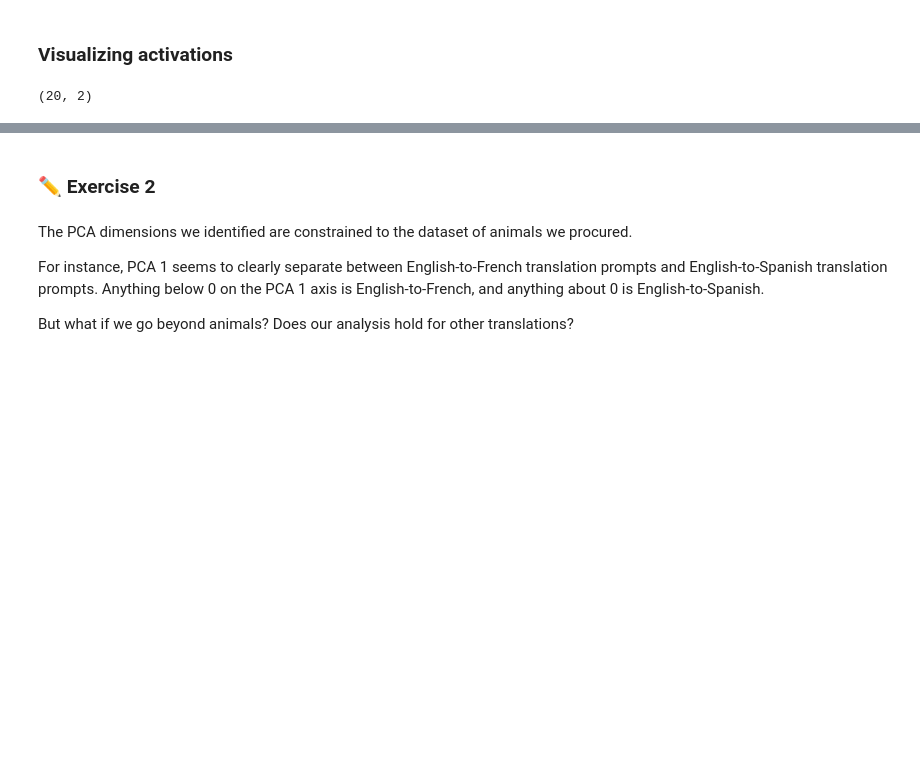
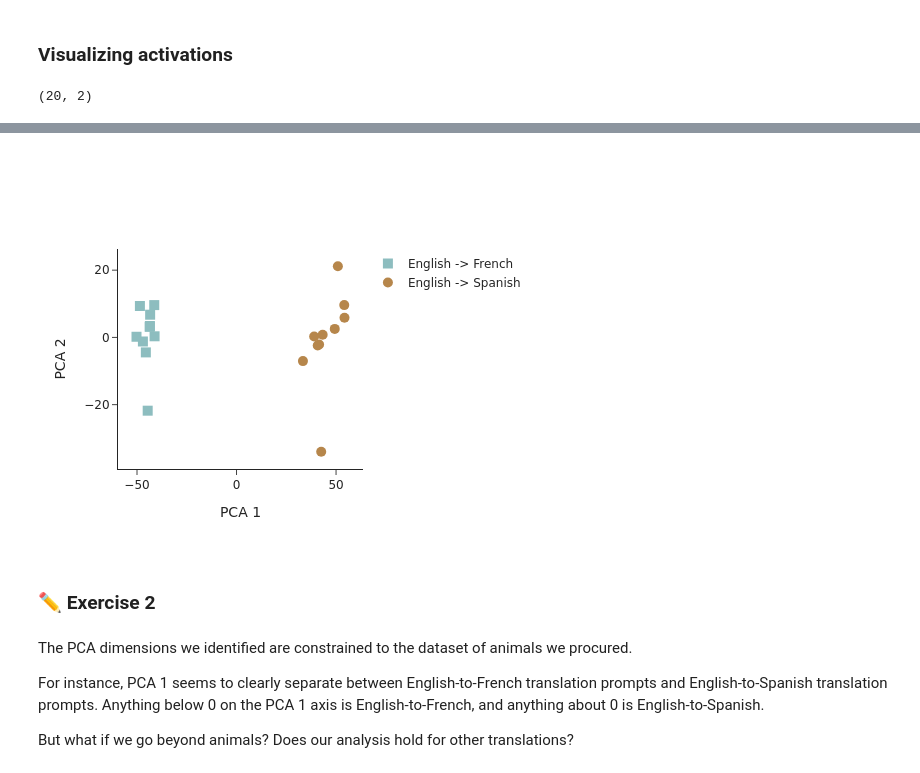
Before and after one commit to cs221m/cs221m-course, a Jupyter notebook: lecture_3_probes.ipynb, the cells around one changed output, grey strips where cells are left out. Saved outputs shown, nothing was run; the diff lists cells and outputs as text; code cells hidden in the pictures; blank space fills up the shorter version.

```diff
--- a/lecture_3_probes.ipynb
+++ b/lecture_3_probes.ipynb
@@ -191,7 +194,7 @@ fig.add_trace(go.Scatter(
   x=low_dim_activations[10:, 0],
   y=low_dim_activations[10:, 1],
   mode='markers',
-  marker=dict(symbol='circle', color="#", size=10),
+  marker=dict(symbol='circle', color="#b6864b", size=10),
   name='English -> Spanish',
   hovertext=ENGLISH_TO_SPANISH,
 ))
@@ -210,3 +212,4 @@ fig.show()
+[figure, added]
 # %% [markdown]
 ### ✏ **Exercise 2**
 # %% [markdown]
```
Also changed, not shown: parts of 37 cells of this notebook, 4 other files.
